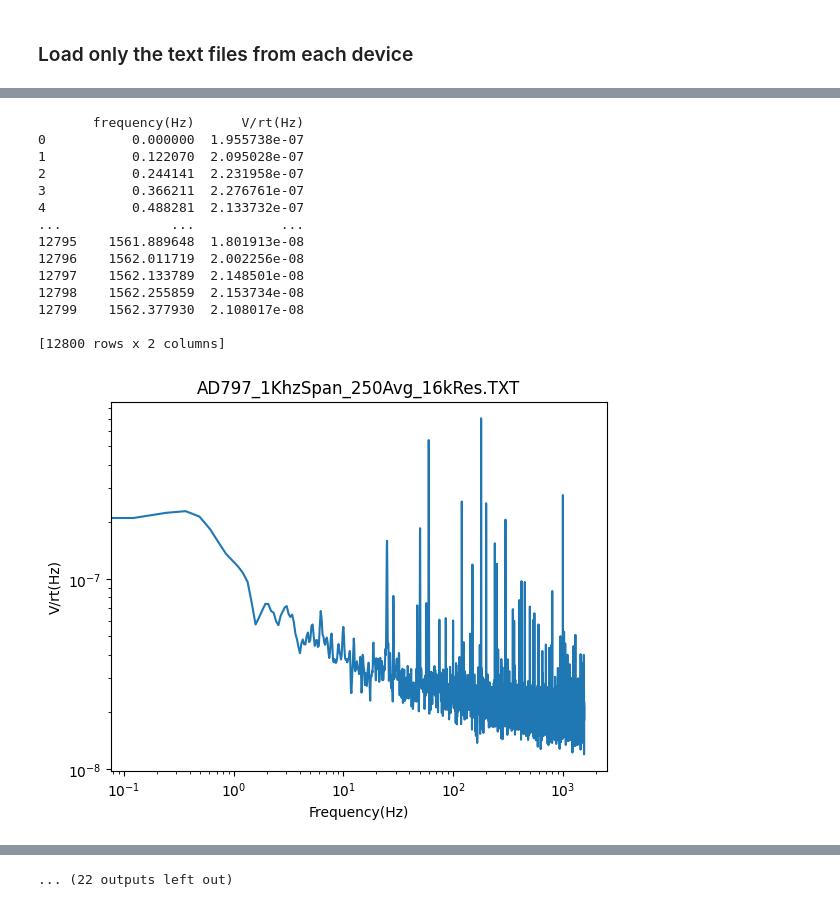
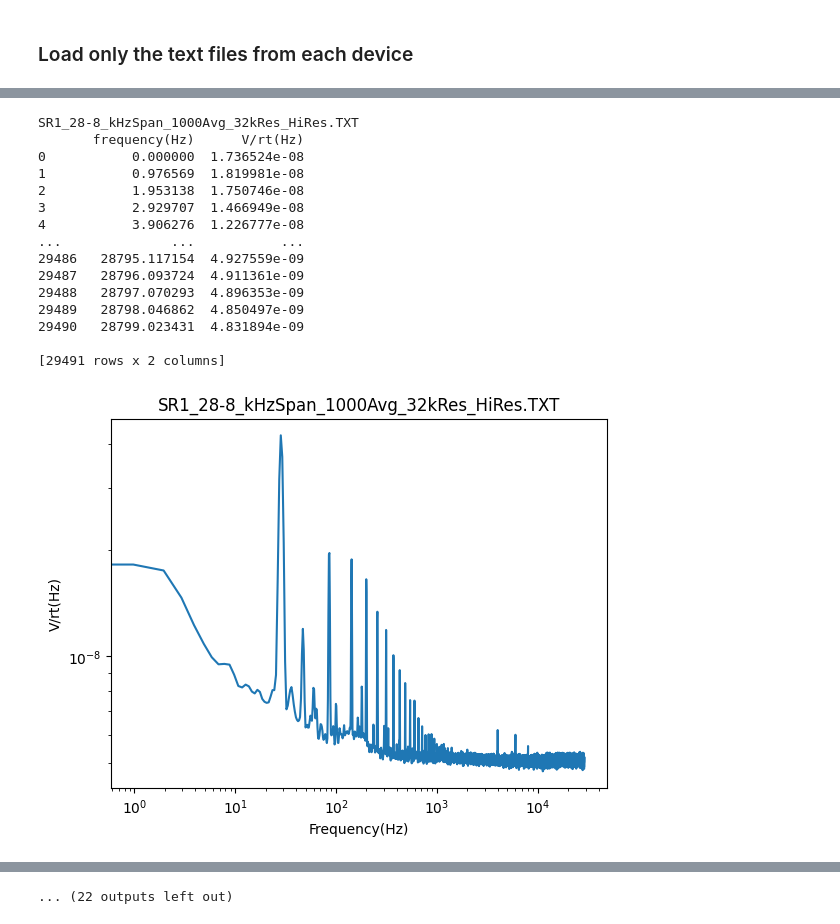
Before and after one commit to MazinDan/Analog_Lab_B, a Jupyter notebook: Lab_4_Report/Analog_Lab4.ipynb, the cells around one changed output, grey strips where cells are left out. Drawn from its saved outputs; the diff is of its cells as text; code cells hidden in the pictures.

Commit message:
Add files via upload
Updated parts 4c and 4d with averages

```diff
--- a/Lab_4_Report/Analog_Lab4.ipynb
+++ b/Lab_4_Report/Analog_Lab4.ipynb
@@ -408,6 +410,8 @@ for file in ua741_gain_files:
     titles += [temp_title]
 print(ua741_gain_frames)
 
+
+
 for frame in ua741_gain_frames:
     plt.figure()
     plt.xscale('log')
@@ -416,6 +420,8 @@ for frame in ua741_gain_frames:
     plt.xlabel('Frequency(Hz)')
     plt.ylabel('PSD V/rt(Hz)')
     plt.plot(frame['Frequency(Hz)'], frame['Amplitude CH2(V/rt(Hz))'])
+    plt.axvline(x=frame['Frequency(Hz)'][332], color='r')
+    plt.axvline(x=frame['Frequency(Hz)'][655], color='r')
     print(frame)
     plt.show()
 # %% [output]
@@ -553,3 +559,33 @@ Average PSD for gain500 of UA741: 2.559923E-04 V/rt(Hz)
 Average PSD for gain1000 of UA741: 5.133731E-04 V/rt(Hz)
 Average PSD for gain2000 of UA741: 1.031438E-03 V/rt(Hz)
 Average PSD for gain5000 of UA741: 2.576672E-03 V/rt(Hz)
+# %%
+# Plot average values vs gain for output and input
+gains = [1, 2, 5, 10, 10, 50, 100, 200, 500, 1000, 2000, 5000]
+
+# Output plots
+plt.figure()
+plt.xscale('log')
+plt.yscale('log')
+plt.title('UA741 Average Output PSD vs Gain')
+plt.ylabel('UA741 Average PSD Log-Scale')
+plt.xlabel('Gains Log-Scale')
+plt.plot(gains, ua741_gains_avgs)
+
+# Input Plots
+input_referred_UA741 = []
+i = 0
+for gain in gains:
+    input_referred_UA741.append(ua741_gains_avgs[i] / gain)
+    print(f'Output: {ua741_gains_avgs[i]}')
+    print(f'Input: {input_referred_UA741[i]}')
+    i += 1
+
+plt.figure()
+plt.xscale('log')
+plt.yscale('log')
+plt.title('UA741 Average Input Referred PSD vs Gain')
+plt.ylabel('UA741 Average PSD Log-Scale')
+plt.xlabel('Gains Log-Scale')
+plt.plot(gains, input_referred_UA741)
+plt.show()
@@ -612,22 +669,25 @@ print(SR1_files)
 # %%
-devices = ['AD797', 'AD848', 'ADA4898-1', 'LMH6624', 'SR1']
-device_files = [AD797_files, AD848_files, ADA4898_files, LMH6624_files, SR1_files]
+# Create plots for devices
+
+devices = ['SR1', 'AD797', 'AD848', 'ADA4898-1', 'LMH6624']
+device_files = [SR1_files, AD797_files, AD848_files, ADA4898_files, LMH6624_files]
 
 for i in range(len(devices)):
     device_frames_plots(part_d_data_path, devices[i], device_files[i])
 # %% [output]
+SR1_28-8_kHzSpan_1000Avg_32kRes_HiRes.TXT
        frequency(Hz)      V/rt(Hz)
-0           0.000000  1.955738e-07
-1           0.122070  2.095028e-07
-2           0.244141  2.231958e-07
-3           0.366211  2.276761e-07
-4           0.488281  2.133732e-07
+0           0.000000  1.736524e-08
+1           0.976569  1.819981e-08
+2           1.953138  1.750746e-08
+3           2.929707  1.466949e-08
+4           3.906276  1.226777e-08
 ...              ...           ...
-12795    1561.889648  1.801913e-08
-12796    1562.011719  2.002256e-08
-12797    1562.133789  2.148501e-08
-12798    1562.255859  2.153734e-08
-12799    1562.377930  2.108017e-08
+29486   28795.117154  4.927559e-09
+29487   28796.093724  4.911361e-09
+29488   28797.070293  4.896353e-09
+29489   28798.046862  4.850497e-09
+29490   28799.023431  4.831894e-09
 
-[12800 rows x 2 columns]
+[29491 rows x 2 columns]
-[figure, old version]
+[figure, new version]
```
Also changed, not shown: parts of 8 cells of this notebook.
